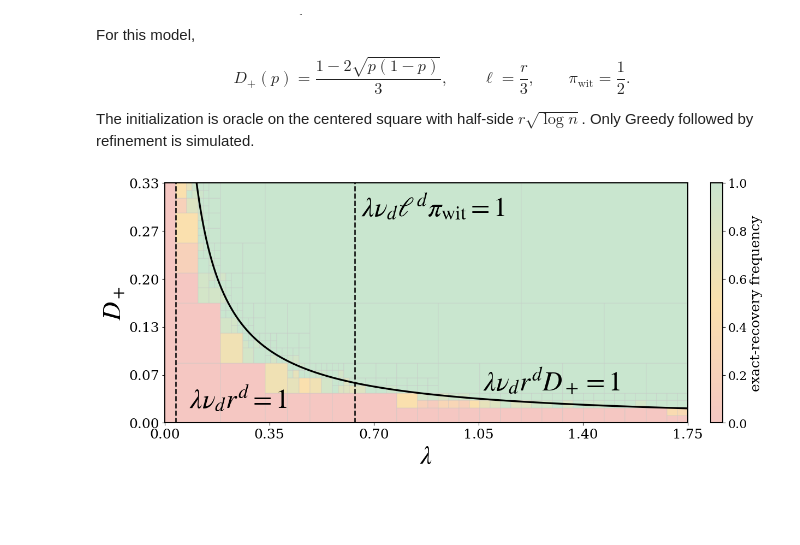
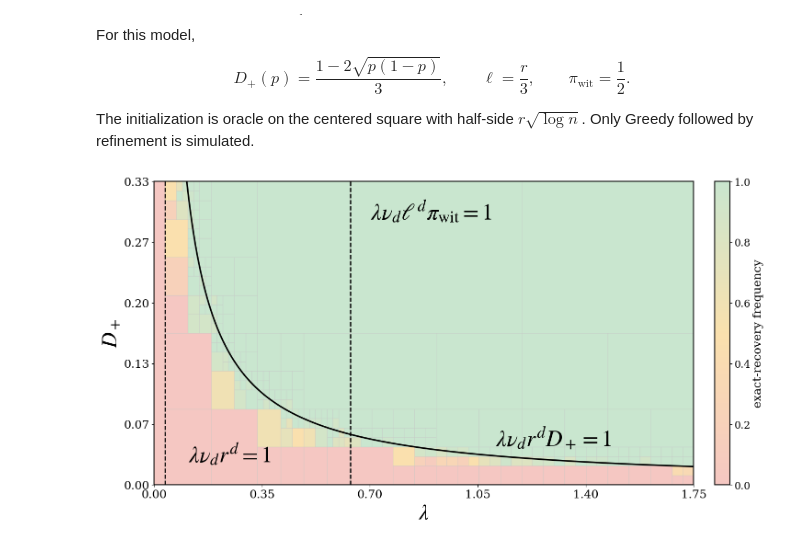
Before and after one commit to Sala2Code/GHCM-Greedy-Exact-Recovery, a Jupyter notebook: Figure2_EmpiricalExactRecoveryPhaseDiagram.ipynb, the cells around one changed output. Drawn from its saved outputs; the diff is of its cells as text; code cells hidden in the pictures; blank space fills up the shorter version.

Commit message:
Same format as Figure 1

```diff
--- a/Figure2_EmpiricalExactRecoveryPhaseDiagram.ipynb
+++ b/Figure2_EmpiricalExactRecoveryPhaseDiagram.ipynb
@@ -329,7 +329,7 @@ def plot_greedy_heatmap(
         N=256,
     )
 
-    fig, ax = plt.subplots(figsize=(12.2, 5.4), constrained_layout=True)
+    fig, ax = plt.subplots(figsize=(14.5, 7.6) , constrained_layout=True)
 
     # --------------------------------------------------
     # Heatmap par rectangles
@@ -479,22 +479,27 @@ def plot_greedy_heatmap(
 # %%
 # Really long experiment, 5h on 4 cores, 10k nodes, 10 bulk trials, 20 boundary trials, max depth 5
 # Decrease max-depth, n, bulk/boundary trials to reduce runtime for testing purposes
 
 # Main experiment
 N = 10_000
 TRIALS_BULK = 10
 TRIALS_BOUNDARY = 20
 MAX_DEPTH = 5
 N_JOBS = 4
 
-CELLS = adaptive_cells(max_depth=MAX_DEPTH)
-heatmap_raw, heatmap_cells = run_greedy_heatmap(
-    CELLS, n=N, trials_bulk=TRIALS_BULK,
-    trials_boundary=TRIALS_BOUNDARY, n_jobs=N_JOBS
-)
+#### Run
+# CELLS = adaptive_cells(max_depth=MAX_DEPTH)
+# heatmap_raw, heatmap_cells = run_greedy_heatmap(
+#     CELLS, n=N, trials_bulk=TRIALS_BULK,
+#     trials_boundary=TRIALS_BOUNDARY, n_jobs=N_JOBS
+# )
+
+#### Load previously computed results
+heatmap_raw = pd.read_csv(RESULTS_DIR / "greedy_heatmap_trials.csv")
+heatmap_cells = pd.read_csv(RESULTS_DIR / "greedy_heatmap_cells.csv")
 
 fig, ax = plot_greedy_heatmap(heatmap_cells)
 fig.savefig(RESULTS_DIR / "greedy_heatmap.pdf", dpi=300, bbox_inches="tight")
 plt.show()
 # %% [output]
-[figure, old version]
+[figure, new version]
```
Also changed, not shown: 1 other file.
